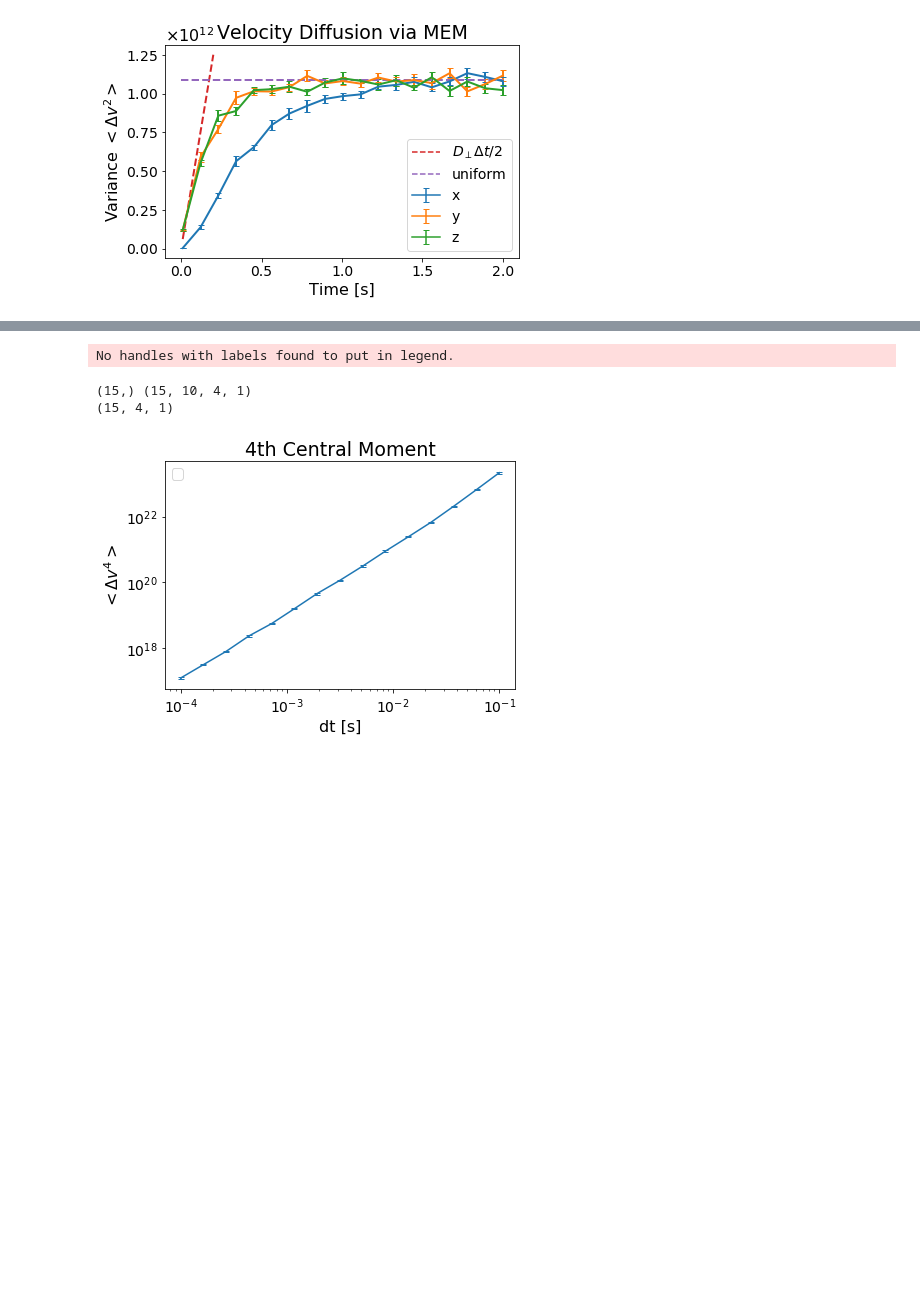
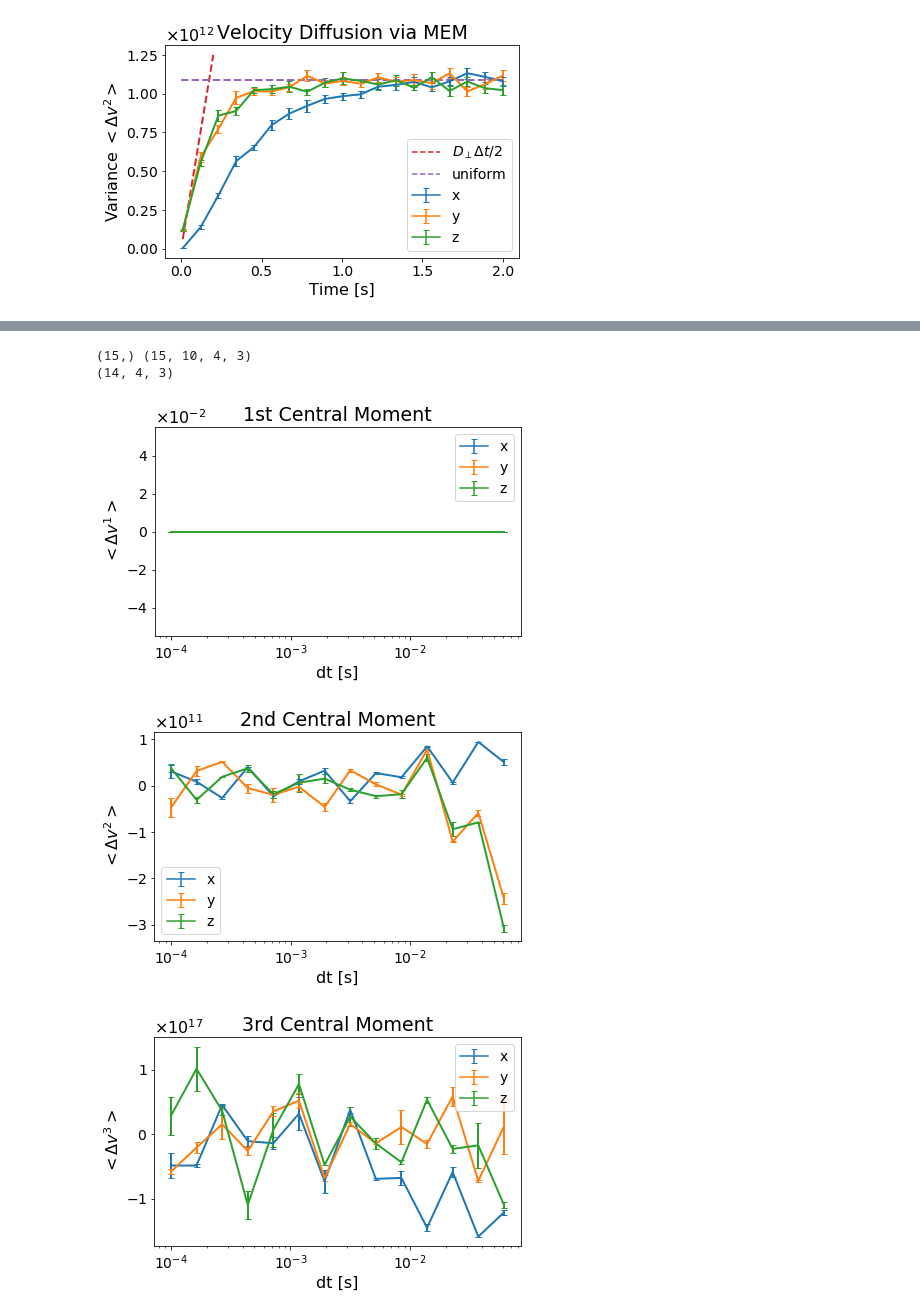
Before and after one commit to lauraxinzhang/CoulombCollisions, a Jupyter notebook: tests.ipynb, the cells around one changed output, grey strips where cells are left out. Cells and saved outputs as stored; diff of their text form; code cells hidden in the pictures; blank space fills up the shorter version.

```diff
--- a/tests.ipynb
+++ b/tests.ipynb
@@ -374,3 +377,3 @@ fig.savefig('diff_EM.pdf', bbox_inches = "tight")
 # %%
 moments = [1, 2, 3, 4]
-dtList, momList = test.pitchConvergence(17000, 128, -4, -1, 0.2, 10, moments, 'MEM', False, True)
+dtList, momList = test.pitchConvergence(17000, 500, -4, -1, 0.2, 10, moments, 'MEM', False, True)
@@ -376,0 +412,3 @@ dtList, momList = test.pitchConvergence(17000, 128, -4, -1, 0.2, 10, moments, 'M
+# %%
+moments = [1, 2, 3, 4]
+dtList, momListEM = test.pitchConvergence(17000, 500, -4, -1, 0.2, 10, moments, 'EM', False, True)
@@ -377 +464,4 @@ dtList, momList = test.pitchConvergence(17000, 128, -4, -1, 0.2, 10, moments, 'M
+# %%
+moments = [1, 2, 3, 4]
+dtList, momSpeedMEM = test.energyConvergence(17000, 500, -4, -1, 0.2, 10, moments, 'MEM', False, True)
 # %%
@@ -398,25 +503,30 @@ No handles with labels found to put in legend.
-# %%
-moments = [1, 2, 3, 4]
-dtList, momListEM = test.energyConvergence(17000, 500, -4, -1, 0.2, 10, moments, 'EM', False, True)
 # %%
 print(dtList.shape, momListEM.shape)
-aveMom = np.mean(momListEM, axis = 1)
-steMom = stats.sem(momListEM, axis = 1)
+aveMom = np.diff(np.mean(momListEM, axis = 1), axis = 0)
+steMom = np.diff(stats.sem(momListEM, axis = 1), axis = 0)
 print(aveMom.shape)
 # print(dtList, aveMom)
 # plt.plot(dtList, aveMom[:, 2, 0])
-momIndex = 3
-fig, ax = plt.subplots()
-ax.errorbar(dtList, aveMom[:, momIndex,0], steMom[:, momIndex, 0], capsize = 3)
-plt.xscale('log')
-plt.yscale('log')
-# plt.ticklabel_format(axis = 'y', style = 'sci', scilimits=(-2, 0), useMathText=True)
-formatAndSave(fig, ax, lines, 'dt [s]', '$<\Delta v^4>$', fontsize = 16,
-              title = '4th Central Moment',
-             filename = '4thMomentEM.pdf',
-             )
+
+
+for momIndex, name in zip(moments, ['1st', '2nd', '3rd', '4th']):
+    fig, ax = plt.subplots()
+    lines = []
+    momIndex = momIndex -1
+    for i, lab in zip([0, 1, 2], ['x', 'y', 'z']):
+        ebar = ax.errorbar(dtList[1:], aveMom[:, momIndex, i], steMom[:, momIndex, i], capsize = 3, label = lab)
+        lines += ebar.lines
+    plt.xscale('log')
+#     plt.yscale('log')
+    plt.ticklabel_format(axis = 'y', style = 'sci', scilimits=(-2, 0), useMathText=True)
+    power =  str(moments[momIndex])
+    formatAndSave(fig, ax, lines, 'dt [s]', '$<\Delta v^{}>$'.format(power), fontsize = 16,
+                  title = name +' Central Moment',
+#                  filename = name +'MomentEM.pdf',
+                 )
 # %% [output]
-No handles with labels found to put in legend.
+(15,) (15, 10, 4, 3)
+(14, 4, 3)
-(15,) (15, 10, 4, 1)
-(15, 4, 1)
-[figure, old version]
+[figure, new version]
+[figure, added]
+[figure, added]
```
Also changed, not shown: parts of 25 cells of this notebook, 5 other files.
